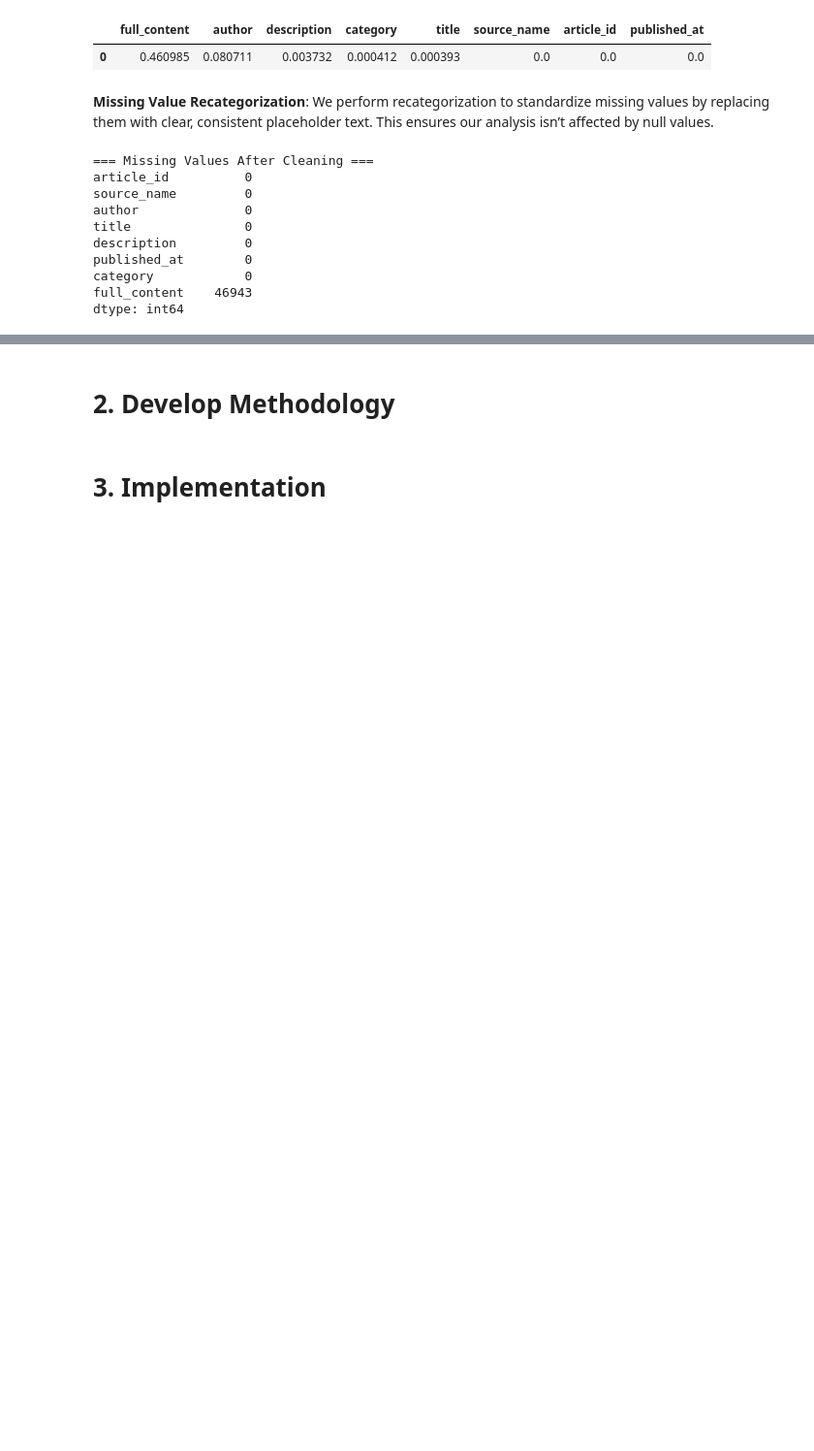
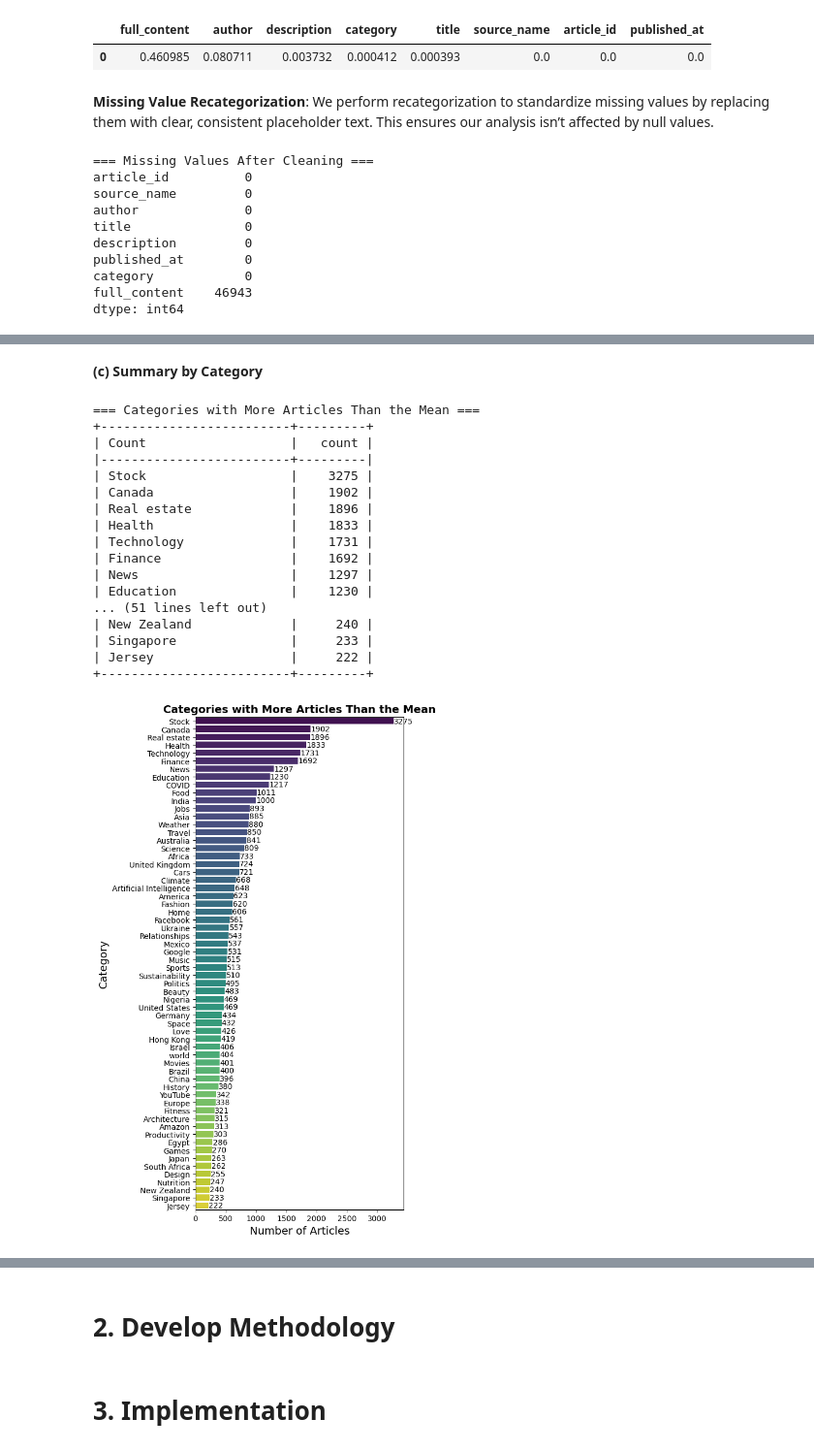
Before and after one commit to Enzo280100/textmining_hw02, a Jupyter notebook: hw02.ipynb, the cells around one changed output, grey strips where cells are left out. Shown at 97% size. Saved outputs shown, nothing was run; the diff lists cells and outputs as text; code cells hidden in the pictures; blank space fills up the shorter version.

```diff
--- a/hw02.ipynb
+++ b/hw02.ipynb
@@ -209,0 +317,50 @@ plt.show()
+# %% [markdown]
+**(c) Summary by Category**
+# %%
+category_counts = df['category'].value_counts()
+mean_count = category_counts.mean()
+
+# Filter and sort categories with article counts above the mean
+categories_above_mean = category_counts[category_counts > mean_count].sort_values(ascending=False)
+
+# Create a table of categories with more articles than the mean
+table_df = categories_above_mean.reset_index().rename(columns={'index': 'Category', 'category': 'Count'})
+
+# Print the formatted table
+print("\n=== Categories with More Articles Than the Mean ===")
+print(tabulate(table_df, headers='keys', tablefmt='psql', showindex=False))
+
+# Plot a horizontal bar chart for better readability
+plt.figure(figsize=(6, 10))
+ax = sns.barplot(x=categories_above_mean.values, y=categories_above_mean.index, palette='viridis')
+
+# Adding title and labels
+plt.title("Categories with More Articles Than the Mean", fontsize=14, fontweight='bold')
+plt.xlabel("Number of Articles", fontsize=14)
+plt.ylabel("Category", fontsize=14)
+
+# Annotate each bar with the count value
+for i, count in enumerate(categories_above_mean.values):
+    ax.text(count + 1, i, str(count), color='black', va='center', fontsize=10)
+
+plt.tight_layout()
+plt.show()
+# %% [output]
+=== Categories with More Articles Than the Mean ===
++-------------------------+---------+
+| Count                   |   count |
+|-------------------------+---------|
+| Stock                   |    3275 |
+| Canada                  |    1902 |
+| Real estate             |    1896 |
+| Health                  |    1833 |
+| Technology              |    1731 |
+| Finance                 |    1692 |
+| News                    |    1297 |
+| Education               |    1230 |
+... (51 lines left out)
+| New Zealand             |     240 |
+| Singapore               |     233 |
+| Jersey                  |     222 |
++-------------------------+---------+
+[figure, added]
```
Also changed, not shown: parts of 35 cells of this notebook, 3 other files.
